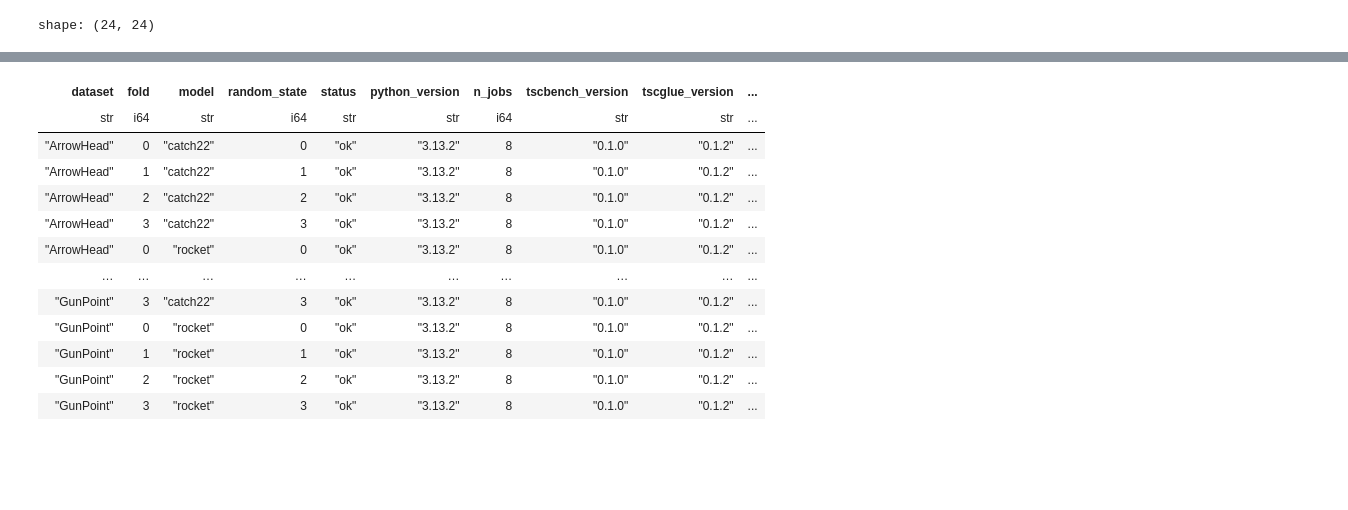
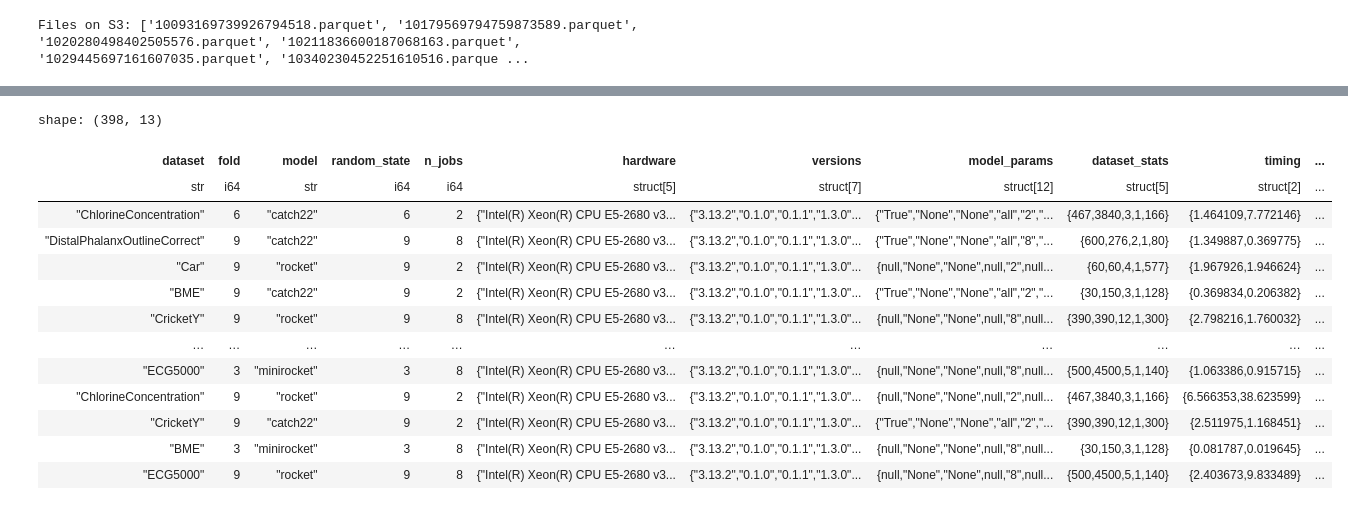
Before and after one commit to gasperpetelin/TSCbench, a Jupyter notebook: notebooks/test.ipynb, the cells around one changed output, grey strips where cells are left out. Saved outputs shown, nothing was run; the diff lists cells and outputs as text; code cells hidden in the pictures; blank space fills up the shorter version.

```diff
--- a/notebooks/test.ipynb
+++ b/notebooks/test.ipynb
@@ -10,9 +12,11 @@ from tscbench.utils import S3FileCache
 #s3.put_object(Bucket="tsc-bench", Key="performance-benchmarking/.keep", Body=b"")
 # %%
 S3_URI = "s3://tsc-bench/performance-benchmarking"
-S3_CACHE_DIR = Path("artifacts/s3-cache")
 
-results = S3FileCache(S3_URI).read_all_parquet_cached(cache_dir=S3_CACHE_DIR)
+cache = S3FileCache(S3_URI)
+print(f"Files on S3: {cache.list_files()}")
+
+results = cache.read_all_parquet()
 results
 # %% [output]
-shape: (24, 24)
+Files on S3: ['10093169739926794518.parquet', '10179569794759873589.parquet', '1020280498402505576.parquet', '10211836600187068163.parquet', '1029445697161607035.parquet', '10340230452251610516.parque ...
@@ -19,13 +25,14 @@ shape: (24, 24)
+shape: (398, 13)
-| dataset | fold | model | random_state | status | python_version | n_jobs | tscbench_version | tscglue_version | ... |
-| str | i64 | str | i64 | str | str | i64 | str | str | ... |
-| "ArrowHead" | 0 | "catch22" | 0 | "ok" | "3.13.2" | 8 | "0.1.0" | "0.1.2" | ... |
-| "ArrowHead" | 1 | "catch22" | 1 | "ok" | "3.13.2" | 8 | "0.1.0" | "0.1.2" | ... |
-| "ArrowHead" | 2 | "catch22" | 2 | "ok" | "3.13.2" | 8 | "0.1.0" | "0.1.2" | ... |
-| "ArrowHead" | 3 | "catch22" | 3 | "ok" | "3.13.2" | 8 | "0.1.0" | "0.1.2" | ... |
-| "ArrowHead" | 0 | "rocket" | 0 | "ok" | "3.13.2" | 8 | "0.1.0" | "0.1.2" | ... |
-| … | … | … | … | … | … | … | … | … | ... |
-| "GunPoint" | 3 | "catch22" | 3 | "ok" | "3.13.2" | 8 | "0.1.0" | "0.1.2" | ... |
-| "GunPoint" | 0 | "rocket" | 0 | "ok" | "3.13.2" | 8 | "0.1.0" | "0.1.2" | ... |
-| "GunPoint" | 1 | "rocket" | 1 | "ok" | "3.13.2" | 8 | "0.1.0" | "0.1.2" | ... |
-| "GunPoint" | 2 | "rocket" | 2 | "ok" | "3.13.2" | 8 | "0.1.0" | "0.1.2" | ... |
-| "GunPoint" | 3 | "rocket" | 3 | "ok" | "3.13.2" | 8 | "0.1.0" | "0.1.2" | ... |
+| dataset | fold | model | random_state | n_jobs | hardware | versions | model_params | dataset_stats | timing | ... |
+| str | i64 | str | i64 | i64 | struct[5] | struct[7] | struct[12] | struct[5] | struct[2] | ... |
+| "ChlorineConcentration" | 6 | "catch22" | 6 | 2 | {"Intel(R) Xeon(R) CPU E5-2680 v3... | {"3.13.2","0.1.0","0.1.1","1.3.0"... | {"True","None","None","all","2","... | {467,3840,3,1,166} | {1.464109,7.772146} | ... |
+| "DistalPhalanxOutlineCorrect" | 9 | "catch22" | 9 | 8 | {"Intel(R) Xeon(R) CPU E5-2680 v3... | {"3.13.2","0.1.0","0.1.1","1.3.0"... | {"True","None","None","all","8","... | {600,276,2,1,80} | {1.349887,0.369775} | ... |
+| "Car" | 9 | "rocket" | 9 | 2 | {"Intel(R) Xeon(R) CPU E5-2680 v3... | {"3.13.2","0.1.0","0.1.1","1.3.0"... | {null,"None","None",null,"2",null... | {60,60,4,1,577} | {1.967926,1.946624} | ... |
+| "BME" | 9 | "catch22" | 9 | 2 | {"Intel(R) Xeon(R) CPU E5-2680 v3... | {"3.13.2","0.1.0","0.1.1","1.3.0"... | {"True","None","None","all","2","... | {30,150,3,1,128} | {0.369834,0.206382} | ... |
+| "CricketY" | 9 | "rocket" | 9 | 8 | {"Intel(R) Xeon(R) CPU E5-2680 v3... | {"3.13.2","0.1.0","0.1.1","1.3.0"... | {null,"None","None",null,"8",null... | {390,390,12,1,300} | {2.798216,1.760032} | ... |
+| … | … | … | … | … | … | … | … | … | … | ... |
+| "ECG5000" | 3 | "minirocket" | 3 | 8 | {"Intel(R) Xeon(R) CPU E5-2680 v3... | {"3.13.2","0.1.0","0.1.1","1.3.0"... | {null,"None","None",null,"8",null... | {500,4500,5,1,140} | {1.063386,0.915715} | ... |
+| "ChlorineConcentration" | 9 | "rocket" | 9 | 2 | {"Intel(R) Xeon(R) CPU E5-2680 v3... | {"3.13.2","0.1.0","0.1.1","1.3.0"... | {null,"None","None",null,"2",null... | {467,3840,3,1,166} | {6.566353,38.623599} | ... |
+| "CricketY" | 9 | "catch22" | 9 | 2 | {"Intel(R) Xeon(R) CPU E5-2680 v3... | {"3.13.2","0.1.0","0.1.1","1.3.0"... | {"True","None","None","all","2","... | {390,390,12,1,300} | {2.511975,1.168451} | ... |
+| "BME" | 3 | "minirocket" | 3 | 8 | {"Intel(R) Xeon(R) CPU E5-2680 v3... | {"3.13.2","0.1.0","0.1.1","1.3.0"... | {null,"None","None",null,"8",null... | {30,150,3,1,128} | {0.081787,0.019645} | ... |
+| "ECG5000" | 9 | "rocket" | 9 | 8 | {"Intel(R) Xeon(R) CPU E5-2680 v3... | {"3.13.2","0.1.0","0.1.1","1.3.0"... | {null,"None","None",null,"8",null... | {500,4500,5,1,140} | {2.403673,9.833489} | ... |
```
Also changed, not shown: parts of 7 cells of this notebook, 15 other files.
